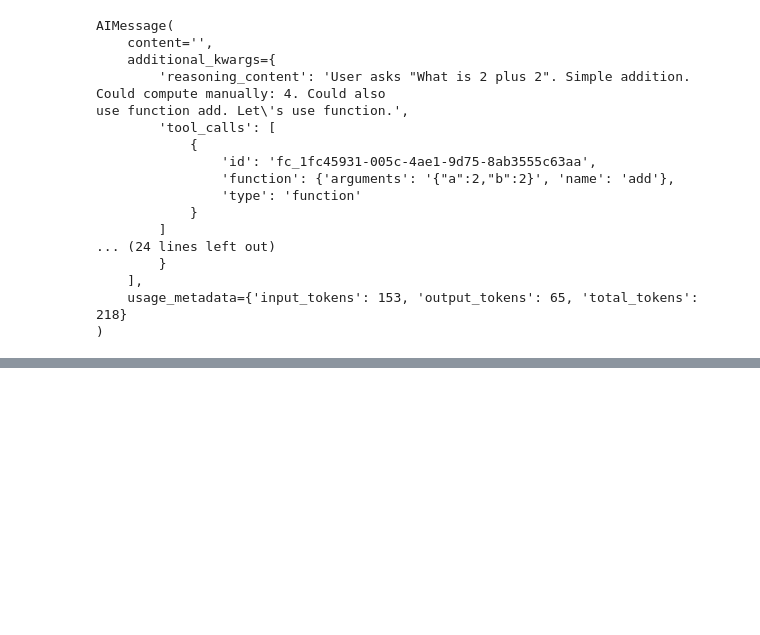
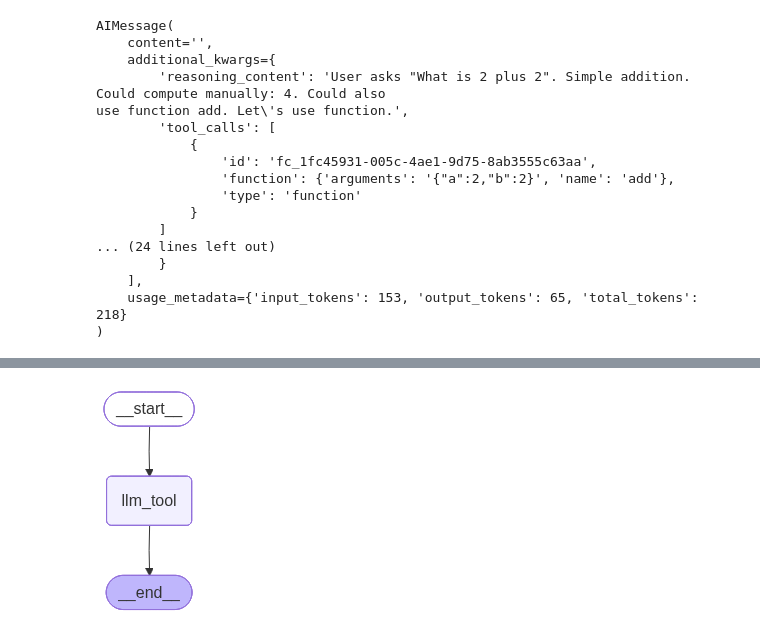
Before and after one commit to Abhijit7979/LangGraph, a Jupyter notebook: 5-ChainsLangGraph.ipynb, the cells around one changed output, grey strips where cells are left out. Drawn from its saved outputs; the diff is of its cells as text; code cells hidden in the pictures; blank space fills up the shorter version.

Commit message:
build a simple chatbot tool bindings

```diff
--- a/5-ChainsLangGraph.ipynb
+++ b/5-ChainsLangGraph.ipynb
@@ -150,0 +181,8 @@ use function add. Let\'s use function.',
+# %%
+from langgraph.graph.message import add_messages
+from typing_extensions import TypedDict
+from typing import Annotated
+from langchain_core.messages import AnyMessage
+
+class state(TypedDict):
+    message:Annotated[list[AnyMessage],add_messages]
@@ -150,0 +226,22 @@ use function add. Let\'s use function.',
+# %%
+# lets build state graph
+## chat bot node functionality
+def llm_tool(state:state):
+    return{"message":[llm_with_tools.invoke(state["message"])]}
+# %%
+from IPython.display import display , Image
+from langgraph.graph import StateGraph, START,END
+
+builder=StateGraph(state)
+
+builder.add_node("llm_tool",llm_tool)
+
+builder.add_edge(START,"llm_tool")
+builder.add_edge("llm_tool",END)
+
+
+graph=builder.compile()
+# %%
+display(Image(graph.get_graph().draw_mermaid_png()))
+# %% [output]
+[figure, added]
```
Also changed, not shown: parts of 8 cells of this notebook.
